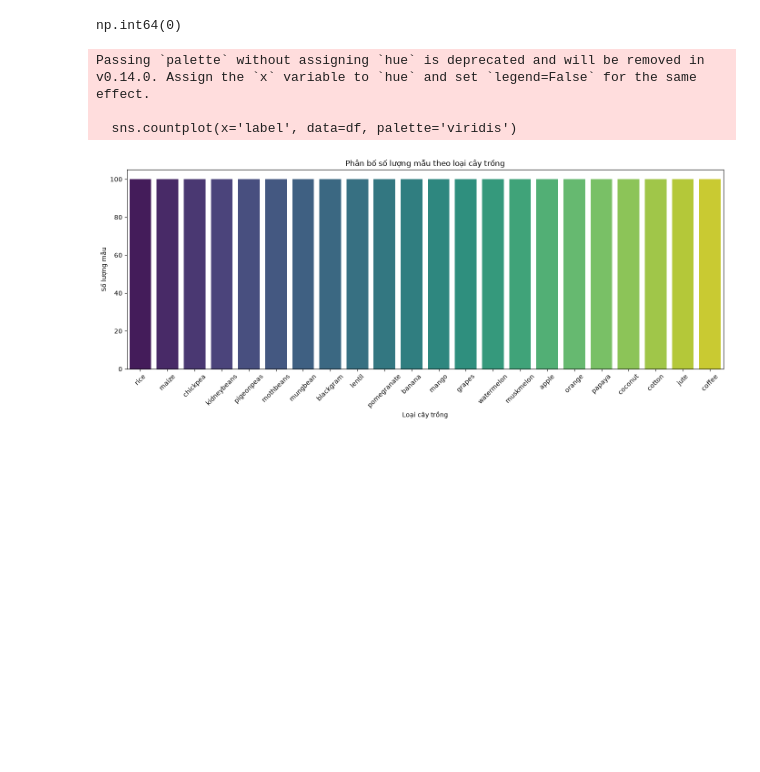
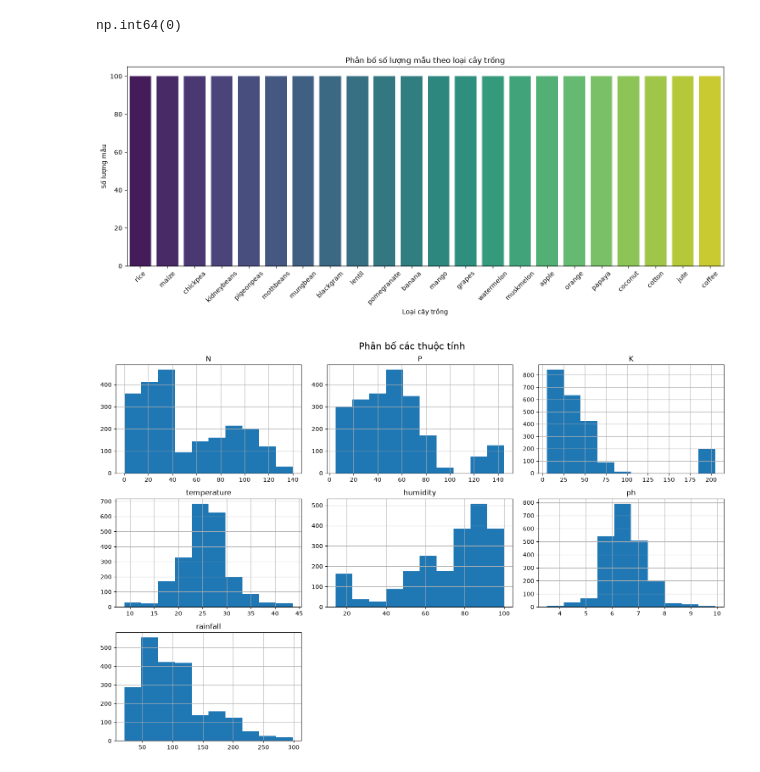
Before and after one commit to phoebetn31/Crop-Recommendation-Project, a Jupyter notebook: notebook/crop_prediction.ipynb, the cells around one changed output. Cells and saved outputs as stored; diff of their text form; code cells hidden in the pictures; blank space fills up the shorter version.

```diff
--- a/notebook/crop_prediction.ipynb
+++ b/notebook/crop_prediction.ipynb
@@ -62,12 +68,19 @@ df.duplicated().sum()
 # %% [output]
 np.int64(0)
 # %%
+#biểu đồ phân bố số lượng mẫu theo loại cây trồng
 import matplotlib.pyplot as plt
 import seaborn as sns
 
 plt.figure(figsize=(14,6))
 
-sns.countplot(x='label', data=df, palette='viridis')
+sns.countplot(
+    x='label',
+    hue='label',
+    data=df,
+    palette='viridis',
+    legend=False
+)
 
 plt.xticks(rotation=45)
 plt.title('Phân bố số lượng mẫu theo loại cây trồng')
@@ -77,7 +90,14 @@ plt.ylabel('Số lượng mẫu')
 plt.tight_layout()
 plt.show()
 # %% [output]
-Passing `palette` without assigning `hue` is deprecated and will be removed in v0.14.0. Assign the `x` variable to `hue` and set `legend=False` for the same effect.
-
-  sns.countplot(x='label', data=df, palette='viridis')
 [figure]
+# %%
+#biểu đồ phân bố các thuộc tính
+df.hist(figsize=(15,10))
+
+plt.suptitle('Phân bố các thuộc tính', fontsize=16)
+
+plt.tight_layout()
+plt.show()
+# %% [output]
+[figure, added]
```
Also changed, not shown: parts of 10 cells of this notebook.
